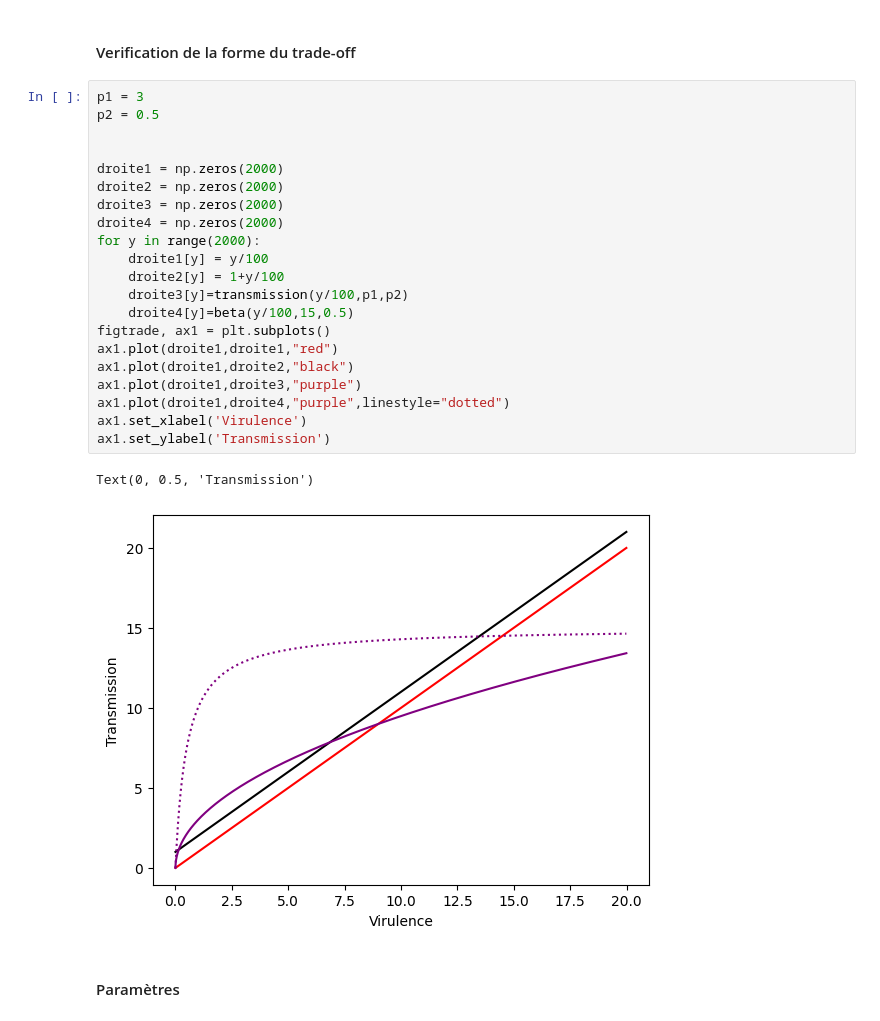
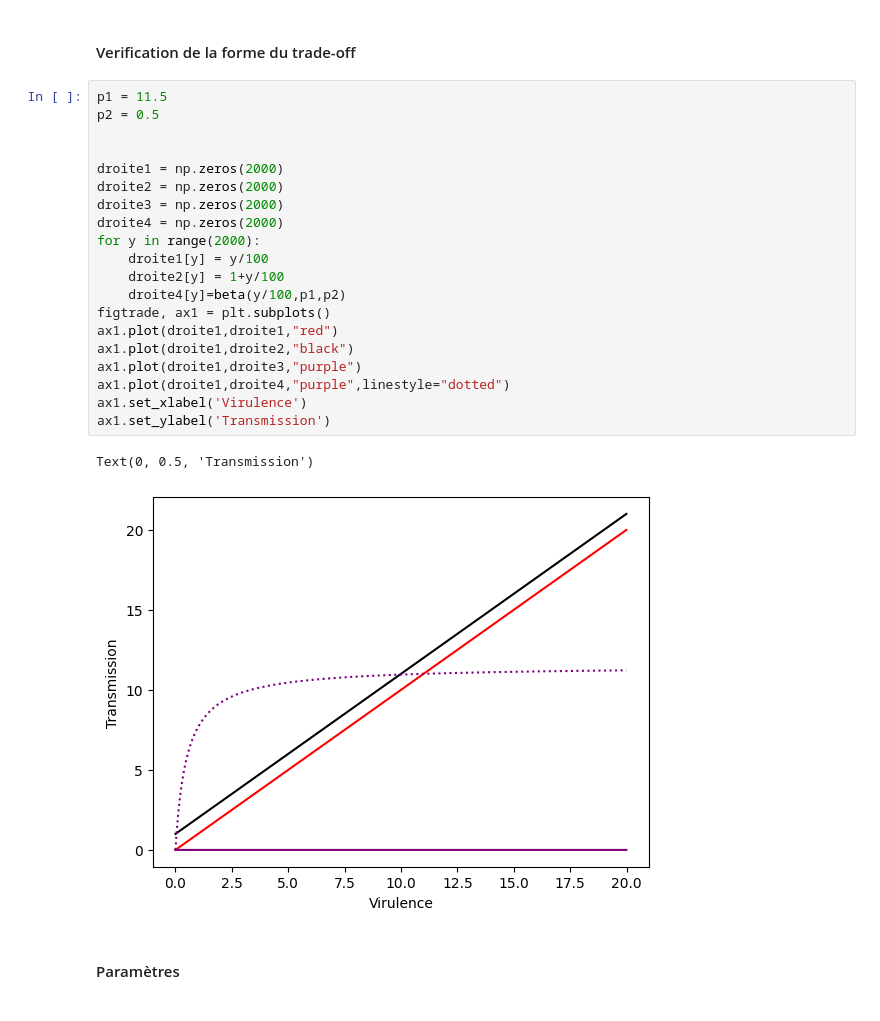
Before and after one commit to C-Monaury/Newborn_vaccination_evo_behavior_model, a Jupyter notebook: Python/mod_vaccination_newborn.ipynb, the cells around one changed output. Cells and saved outputs as stored; diff of their text form.

```diff
--- a/Python/mod_vaccination_newborn.ipynb
+++ b/Python/mod_vaccination_newborn.ipynb
@@ -98,29 +98,28 @@ def beta3(x,c,k):
 # %% [markdown]
 #### Verification de la forme du trade-off
 # %%
-p1 = 3
+p1 = 11.5
 p2 = 0.5
 
 
 droite1 = np.zeros(2000)
 droite2 = np.zeros(2000)
 droite3 = np.zeros(2000)
 droite4 = np.zeros(2000)
 for y in range(2000):
     droite1[y] = y/100
     droite2[y] = 1+y/100
-    droite3[y]=transmission(y/100,p1,p2)
-    droite4[y]=beta(y/100,15,0.5)
+    droite4[y]=beta(y/100,p1,p2)
 figtrade, ax1 = plt.subplots()
 ax1.plot(droite1,droite1,"red")
 ax1.plot(droite1,droite2,"black")
 ax1.plot(droite1,droite3,"purple")
 ax1.plot(droite1,droite4,"purple",linestyle="dotted")
 ax1.set_xlabel('Virulence')
 ax1.set_ylabel('Transmission')
 # %% [output]
 Text(0, 0.5, 'Transmission')
-[figure, old version]
+[figure, new version]
 # %% [markdown]
 #### Paramètres
 # %%
```
